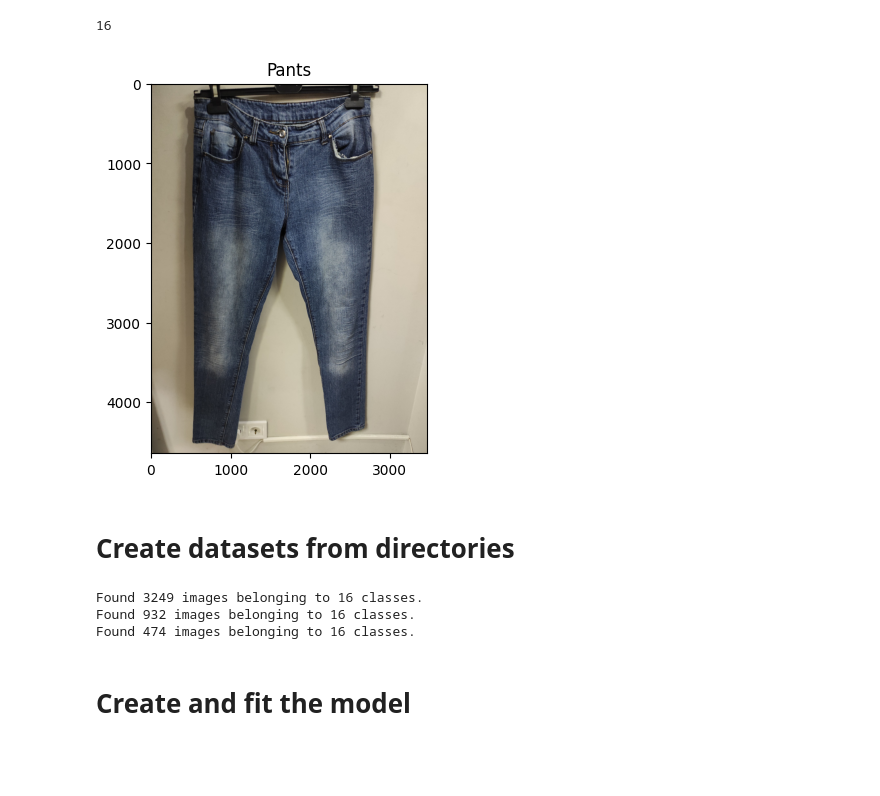
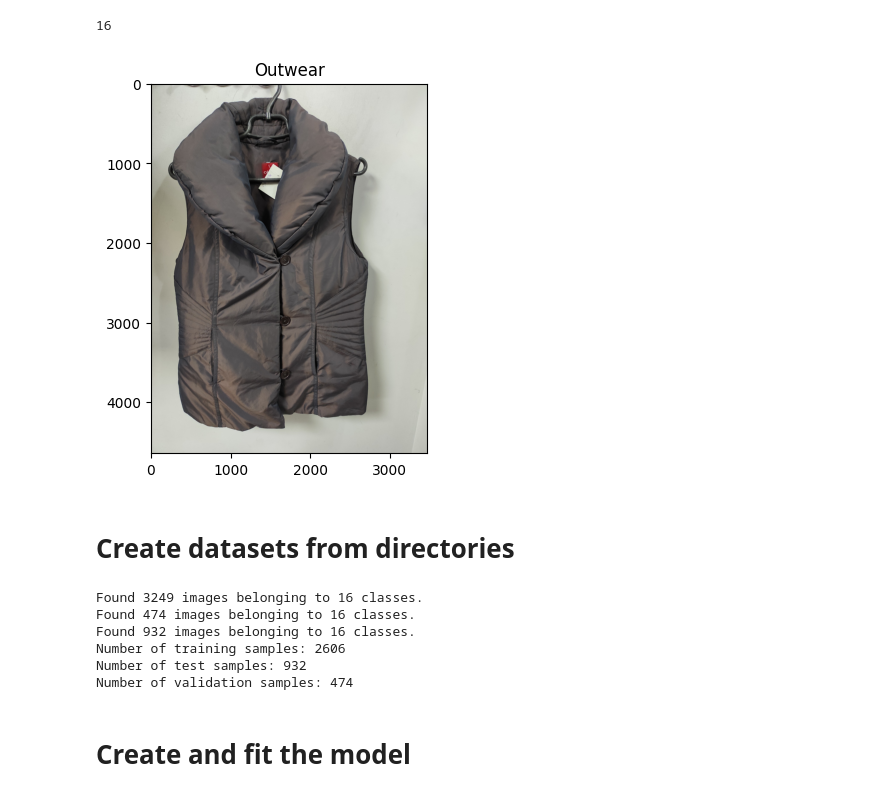
Before and after one commit to apolyeti/sparkfit-backend, a Jupyter notebook: tools/notebooks/multiclassification.ipynb, the cells around one changed output. Saved outputs shown, nothing was run; the diff lists cells and outputs as text; code cells hidden in the pictures; blank space fills up the shorter version.

```diff
--- a/tools/notebooks/multiclassification.ipynb
+++ b/tools/notebooks/multiclassification.ipynb
@@ -124,37 +124,67 @@ def visualize_random_image(target_dir, target_class):
     plt.title(target_class)
     plt.imshow(img)
 # %%
-visualize_random_image('../data/preprocessed/test/', 'Pants')
+visualize_random_image('../data/preprocessed/test/', 'Outwear')
 # %% [output]
-[figure, old version]
+[figure, new version]
 # %% [markdown]
 # Create datasets from directories
 # %%
 import tensorflow as tf
 from tensorflow.keras.preprocessing.image import ImageDataGenerator
 # %%
-train_datagen = ImageDataGenerator(rescale=1/255.)
-test_datagen = ImageDataGenerator(rescale=1/255.)
-val_datagen = ImageDataGenerator(rescale=1/255.)
+# train_datagen = ImageDataGenerator(rescale=1/255, validation_split=0.2)
+# test_datagen = ImageDataGenerator(rescale=1/255)
+# val_datagen = ImageDataGenerator(rescale=1/255)
 
-train_data = train_datagen.flow_from_directory(directory='../data/preprocessed/train',
-                                               target_size=(240,240),
-                                               batch_size=32,
-                                               class_mode='categorical')
+# train_data = train_datagen.flow_from_directory(directory='../data/preprocessed/train',
+#                                                target_size=(240,240),
+#                                                batch_size=32,
+#                                                class_mode='categorical',
+#                                                shuffle=True,
+#                                                subset='training')
+
+# val_data = val_datagen.flow_from_directory(directory='../data/preprocessed/validation',
+#                                                target_size=(240,240),
+#                                                batch_size=32,
+#                                                class_mode='categorical',
+#                                                shuffle=True)
+
+
+train_datagen = ImageDataGenerator(rescale=1./255,
+                                   shear_range=0.2,
+                                   zoom_range=0.2,
+                                   horizontal_flip=True)
+
+test_datagen = ImageDataGenerator(rescale=1./255)
+
+train_generator = train_datagen.flow_from_directory(
+        '../data/preprocessed/train',
+        target_size=(240, 240),
+        batch_size=32,
+        class_mode='categorical')
+
+validation_generator = test_datagen.flow_from_directory(
+        '../data/preprocessed/validation',
+        target_size=(240, 240),
+        batch_size=32,
+        class_mode='categorical')
 
 test_data = test_datagen.flow_from_directory(directory='../data/preprocessed/test',
                                                target_size=(240,240),
                                                batch_size=32,
                                                class_mode='categorical')
 
-val_data = val_datagen.flow_from_directory(directory='../data/preprocessed/validation',
-                                               target_size=(240,240),
-                                               batch_size=32,
-                                               class_mode='categorical')
+print(f"Number of training samples: {train_data.samples}")
+print(f"Number of test samples: {test_data.samples}")
+print(f"Number of validation samples: {val_data.samples}")
 # %% [output]
 Found 3249 images belonging to 16 classes.
+Found 474 images belonging to 16 classes.
 Found 932 images belonging to 16 classes.
-Found 474 images belonging to 16 classes.
+Number of training samples: 2606
+Number of test samples: 932
+Number of validation samples: 474
 # %% [markdown]
 # Create and fit the model
 # %%
```
Also changed, not shown: parts of 9 cells of this notebook, 4 other files.
